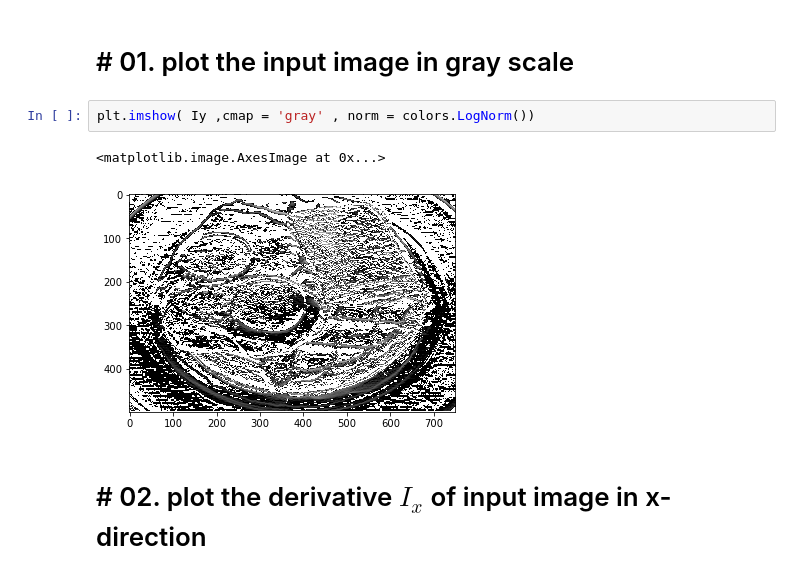
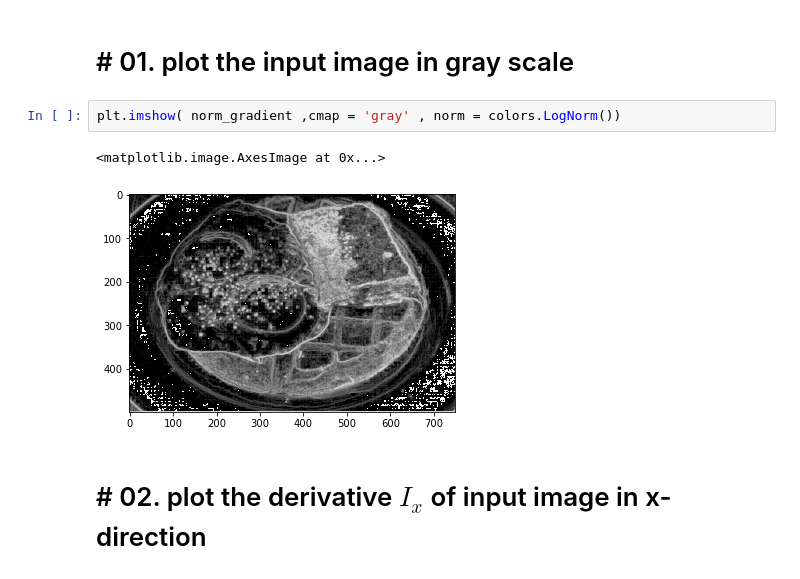
Before and after one commit to 2HyeongSeok/assignment-machine-learning, a Jupyter notebook: 03/assignment_03_1.ipynb, the cells around one changed output. Saved outputs shown, nothing was run; the diff lists cells and outputs as text.

Commit message:
test imshow of norm_gradient with log scale

```diff
--- a/03/assignment_03_1.ipynb
+++ b/03/assignment_03_1.ipynb
@@ -114,10 +114,10 @@ def plot_norm_gradient(norm_gradient):
 # %% [markdown]
 # # 01. plot the input image in gray scale
 # %%
-plt.imshow( Iy ,cmap = 'gray' , norm = colors.LogNorm())
+plt.imshow( norm_gradient ,cmap = 'gray' , norm = colors.LogNorm())
 # %% [output]
 <matplotlib.image.AxesImage at 0x...>
-[figure, old version]
+[figure, new version]
 # %% [markdown]
 # # 02. plot the derivative $I_x$ of input image in x-direction
 # %%
```
